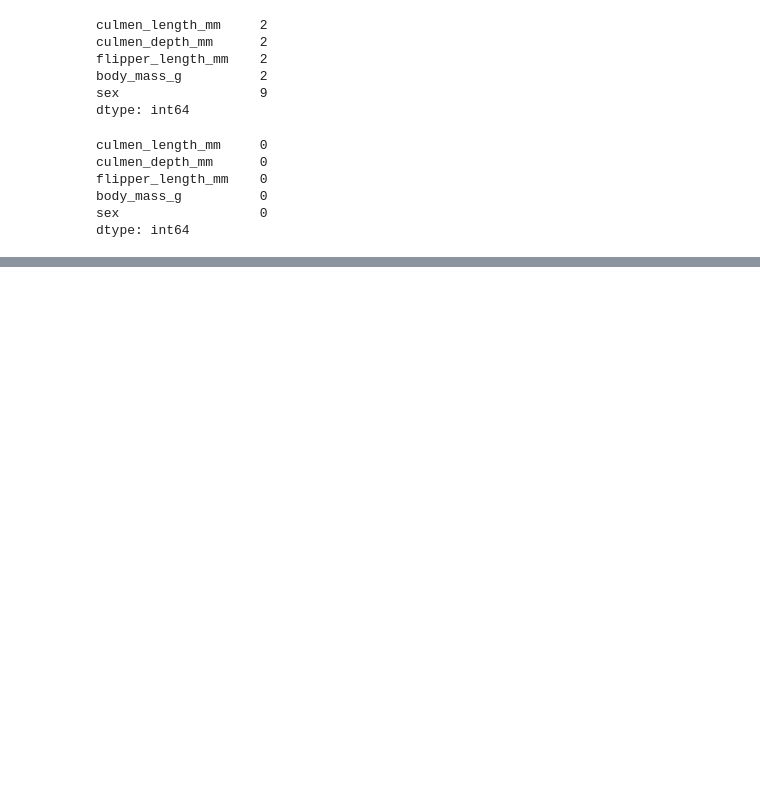
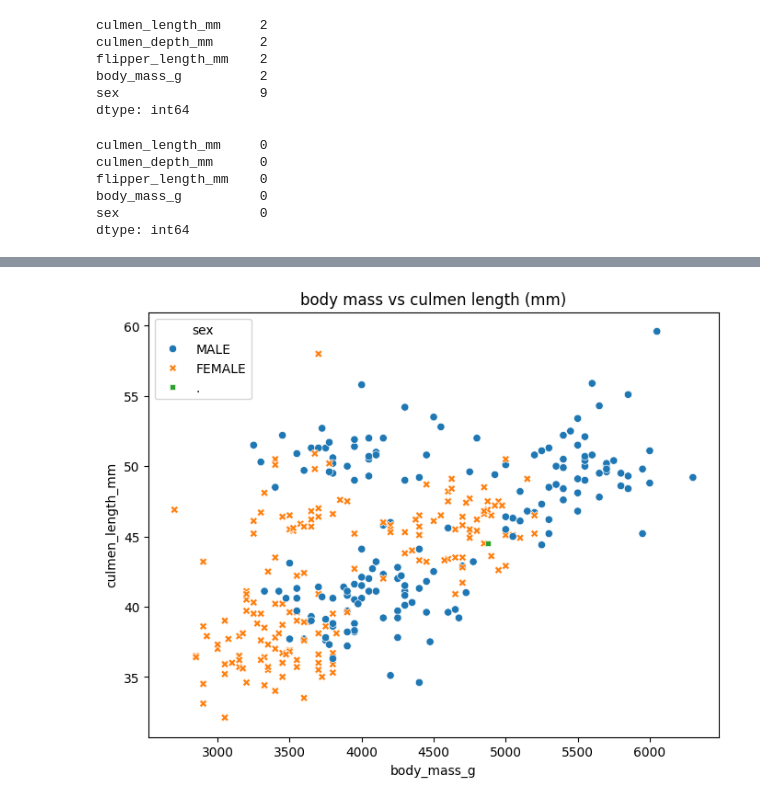
Before and after one commit to rmunozcuevas/datamining, a Jupyter notebook: project_four/clustering_two.ipynb, the cells around one changed output, grey strips where cells are left out. Saved outputs shown, nothing was run; the diff lists cells and outputs as text; code cells hidden in the pictures; blank space fills up the shorter version.

```diff
--- a/project_four/clustering_two.ipynb
+++ b/project_four/clustering_two.ipynb
@@ -102,0 +118,7 @@ numeric_cols = [
+# %%
+plt.figure(figsize=(8,6))
+sns.scatterplot(x='body_mass_g', y='culmen_length_mm', hue='sex',style='sex', data=df)
+plt.title('body mass vs culmen length (mm)')
+plt.show()
+# %% [output]
+[figure, added]
```
Also changed, not shown: parts of 2 cells of this notebook, 2 other files.
